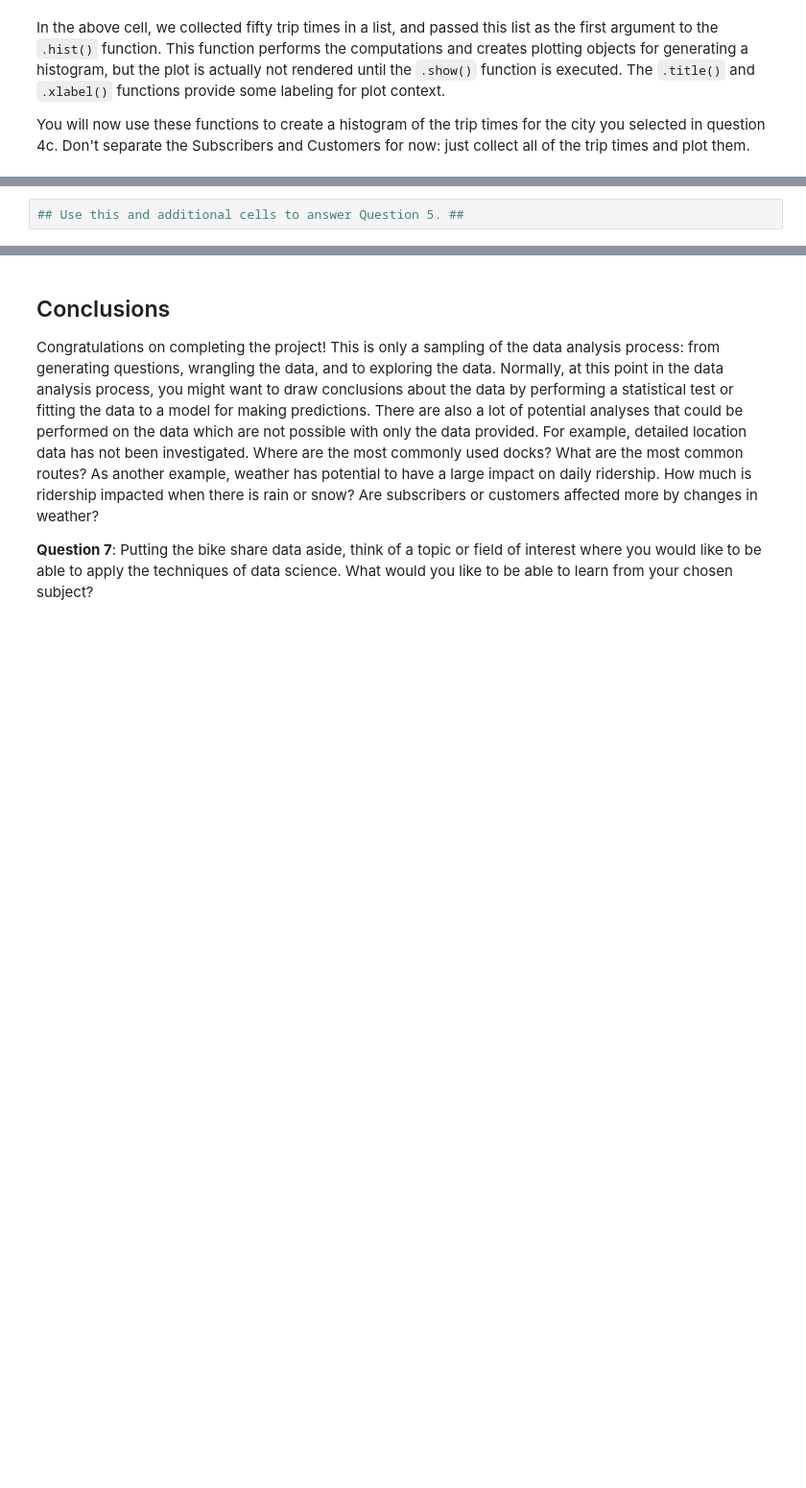
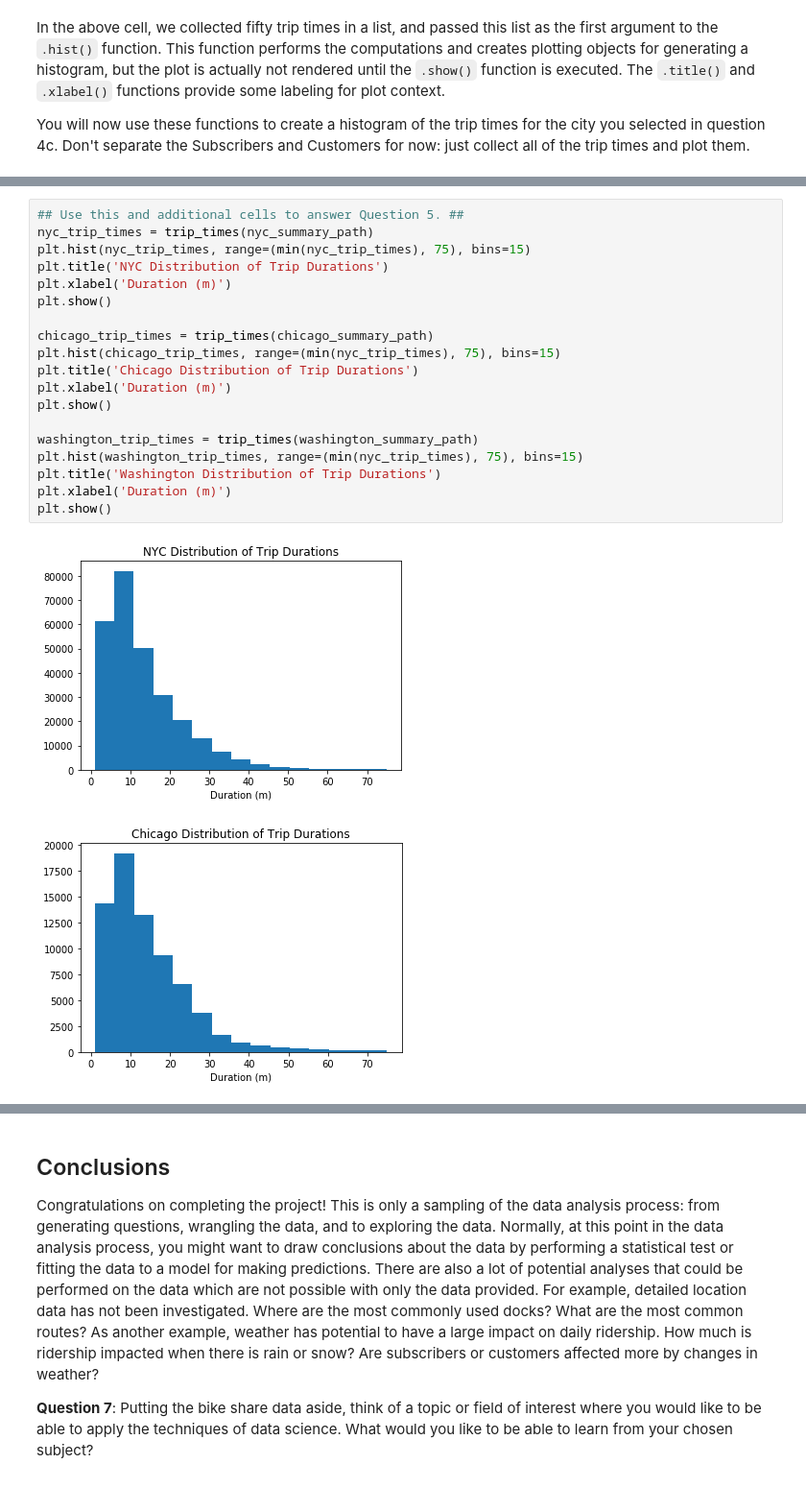
Before and after one commit to Sasa94s/explore-bike-share-data, a Jupyter notebook: Bike_Share_Analysis.ipynb, the cells around one changed output, grey strips where cells are left out. Shown at 96% size. Cells and saved outputs as stored; diff of their text form; blank space fills up the shorter version.

Commit message:
feat: answer 6 analytical questions, export ipynb to html

```diff
--- a/Bike_Share_Analysis.ipynb
+++ b/Bike_Share_Analysis.ipynb
@@ -355,2 +637,22 @@ If you followed the use of the `.hist()` and `.show()` functions exactly like in
-# %%
-## Use this and additional cells to answer Question 5. ##
+# %%
+## Use this and additional cells to answer Question 5. ##
+nyc_trip_times = trip_times(nyc_summary_path)
+plt.hist(nyc_trip_times, range=(min(nyc_trip_times), 75), bins=15)
+plt.title('NYC Distribution of Trip Durations')
+plt.xlabel('Duration (m)')
+plt.show()
+
+chicago_trip_times = trip_times(chicago_summary_path)
+plt.hist(chicago_trip_times, range=(min(nyc_trip_times), 75), bins=15)
+plt.title('Chicago Distribution of Trip Durations')
+plt.xlabel('Duration (m)')
+plt.show()
+
+washington_trip_times = trip_times(washington_summary_path)
+plt.hist(washington_trip_times, range=(min(nyc_trip_times), 75), bins=15)
+plt.title('Washington Distribution of Trip Durations')
+plt.xlabel('Duration (m)')
+plt.show()
+# %% [output]
+[figure, added]
+[figure, added]
```
Also changed, not shown: parts of 26 cells of this notebook, 5 other files.
